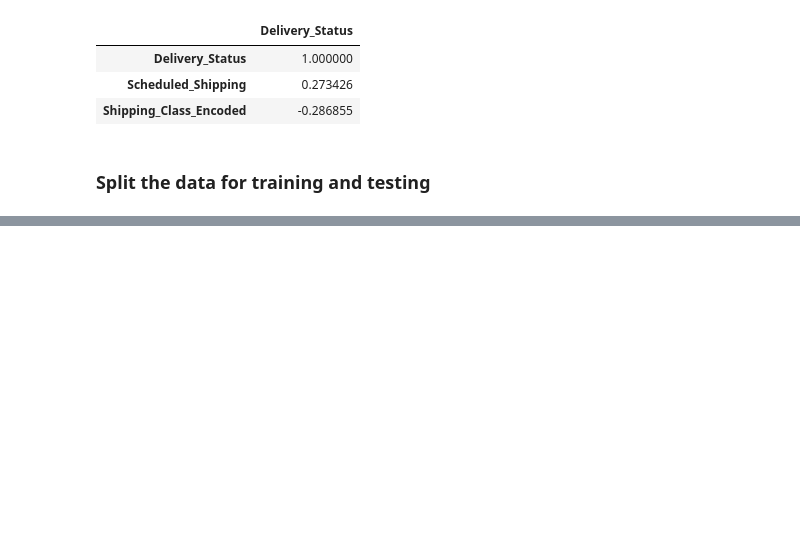
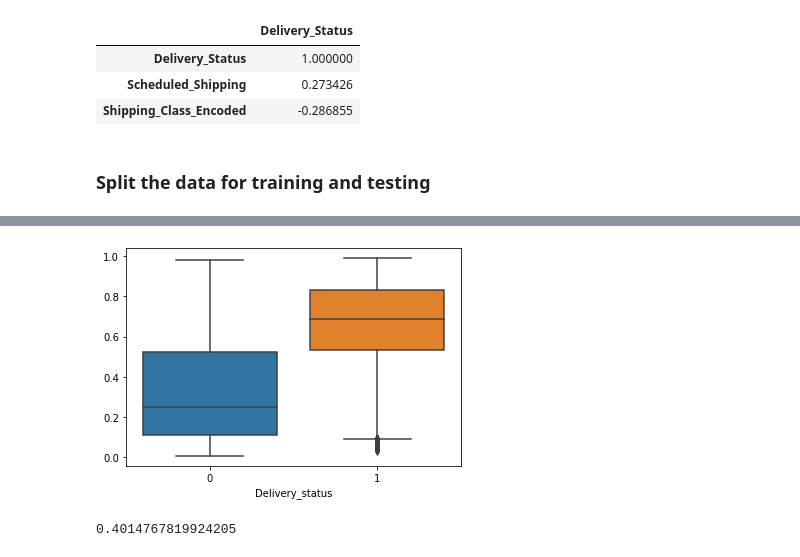
Before and after one commit to psiva2019/Hackathon, a Jupyter notebook: Algoritmo/Algoritmo.ipynb, the cells around one changed output, grey strips where cells are left out. Saved outputs shown, nothing was run; the diff lists cells and outputs as text; code cells hidden in the pictures; blank space fills up the shorter version.

```diff
--- a/Algoritmo/Algoritmo.ipynb
+++ b/Algoritmo/Algoritmo.ipynb
@@ -1219,0 +1184,10 @@ y_pred [y_pred <= thresh] = 0
+# %%
+misvar = 'ProductWeight'
+f_1=tvar + ' ~ '
+for i in Default_train.columns:
+    if(i!=tvar and i!=misvar):
+        f_1 = f_1 + i + " + "
+f_1 = f_1[0:-3]
+print(f_1)
+model_2 = SM.logit(formula = f_1, data=Default_train).fit()
+model_2.summary()
@@ -1219,0 +1223,10 @@ y_pred [y_pred <= thresh] = 0
+# %%
+misvar1 = 'CategoryName'
+f_1=tvar + ' ~ '
+for i in Default_train.columns:
+    if(i!=tvar and i!=misvar and i!=misvar1):
+        f_1 = f_1 + i + " + "
+f_1 = f_1[0:-3]
+print(f_1)
+model_3 = SM.logit(formula = f_1, data=Default_train).fit()
+model_3.summary()
@@ -1219,0 +1262,10 @@ y_pred [y_pred <= thresh] = 0
+# %%
+misvar2 = 'Session_Ordered'
+f_1=tvar + ' ~ '
+for i in Default_train.columns:
+    if(i!=tvar and i!=misvar and i!=misvar1 and i!=misvar2):
+        f_1 = f_1 + i + " + "
+f_1 = f_1[0:-3]
+print(f_1)
+model_4 = SM.logit(formula = f_1, data=Default_train).fit()
+model_4.summary()
@@ -1219,0 +1301,7 @@ y_pred [y_pred <= thresh] = 0
+# %%
+y_prob_pred_train = model_4.predict(Default_train)
+# %%
+sns.boxplot(x=Default_train['Delivery_Status'],y=y_prob_pred_train)
+plt.xlabel('Delivery_status');
+# %% [output]
+[figure, added]
@@ -1219,0 +1311,6 @@ y_pred [y_pred <= thresh] = 0
+# %%
+optimal_idx = np.argmax(tpr - fpr)
+optimal_threshold = thresholds[optimal_idx]
+optimal_threshold
+# %% [output]
+0.4014767819924205
```
Also changed, not shown: parts of 85 cells of this notebook, 4 other files.
